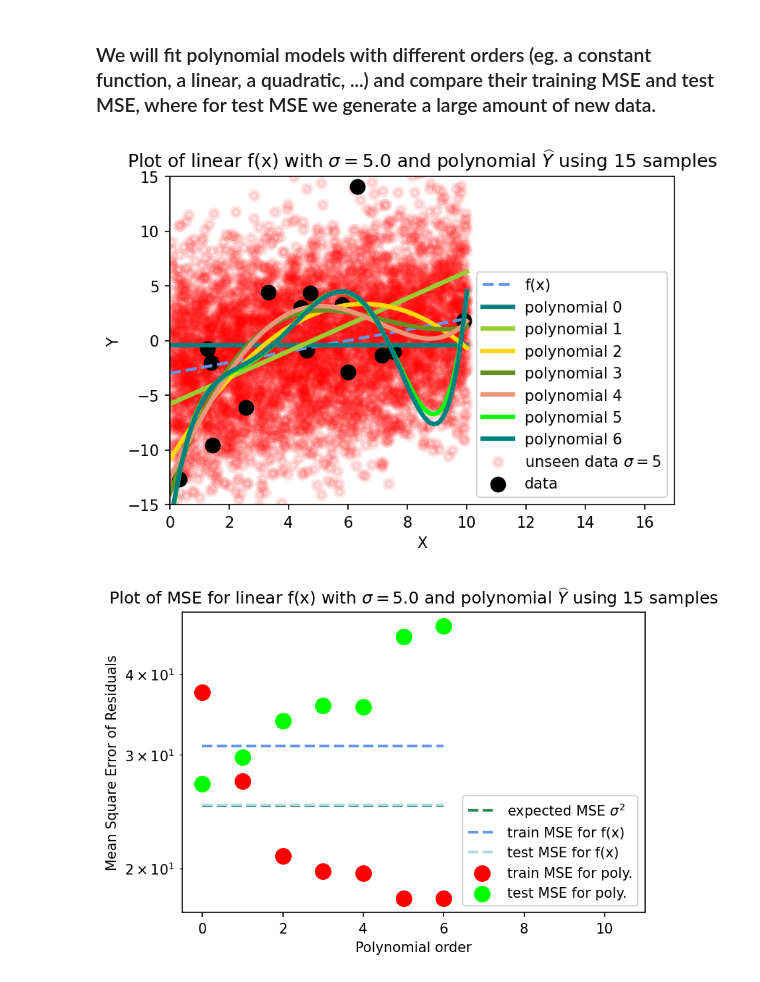
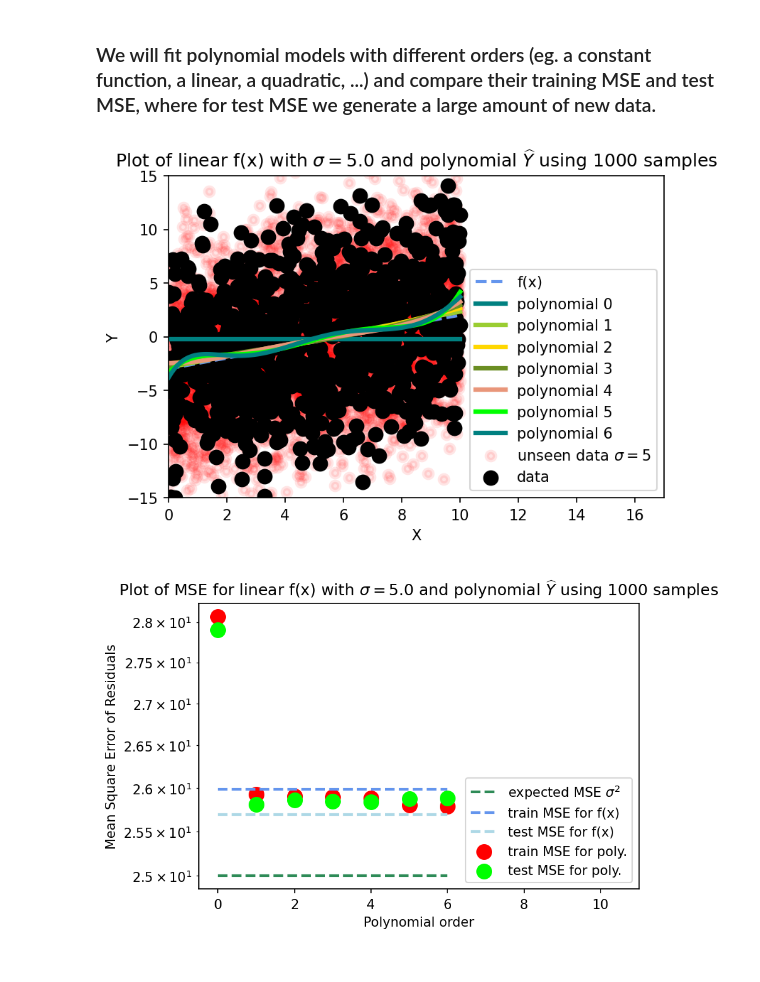
Before and after one commit to Haaduken/coms474, a Jupyter notebook: hw3/HW3-polynomial_regression.ipynb, the cells around one changed output. Saved outputs shown, nothing was run; the diff lists cells and outputs as text; code cells hidden in the pictures.

```diff
--- a/hw3/HW3-polynomial_regression.ipynb
+++ b/hw3/HW3-polynomial_regression.ipynb
@@ -54,8 +54,8 @@ def get_data(n=100,sigma=1,f_type='linear'):
 # %%
 #Specify settings for the data set
 
-f_type = 'linear'   #options: ('linear','quadratic','sinusoidal')
-n_samples =  15     # number of training samples
+f_type = 'linear'  # options: ('linear','quadratic','sinusoidal')
+n_samples =  1000     # number of training samples
 sigma_ = 5          # noise standard deviation
 
 
@@ -111,32 +111,32 @@ plt.xlim(0, 17)
 plt.ylim(-15, 15)
 plt.title(r'Plot of %s f(x) with $\sigma=$%0.1f and polynomial $\widehat{Y}$ using %i samples'%(f_type,sigma_,n_samples))
 plt.legend(loc='lower right')
 plt.show()
 
 #calculate training MSE of the correct model
 mse_true_model = mean_squared_error(Y, f(X,f_type=f_type))
 #calculate training MSE of the correct model on test data
 mse_true_model_test = mean_squared_error(test_Y, f(test_X,f_type=f_type))
 
 #now plot training error
 plt.figure()
 plt.scatter(range(max_degree+1), mse_scores,color='red',linewidth=6,label='train MSE for poly.')
 plt.scatter(range(max_degree+1), mse_scores_test,color='lime',linewidth=6,label='test MSE for poly.')
 
 plt.plot([0,max_degree], [sigma_**2,sigma_**2], '--',color='seagreen', label=r'expected MSE $\sigma^2$',linewidth=2)
 plt.plot([0,max_degree], [mse_true_model,mse_true_model], '--',color='cornflowerblue', label='train MSE for f(x)',linewidth=2)
 plt.plot([0,max_degree], [mse_true_model_test,mse_true_model_test], '--',color='lightblue', label='test MSE for f(x)',linewidth=2)
 
 plt.title('Plot of training error for one data set of %i samples '%(n_samples))
 plt.title(r'Plot of MSE for %s f(x) with $\sigma=$%0.1f and polynomial $\widehat{Y}$ using %i samples'%(f_type,sigma_,n_samples))
 
 plt.xlabel("Polynomial order")
 plt.ylabel("Mean Square Error of Residuals")
 plt.xlim([-.5,max_degree+5])
 #plt.ylim(0,50)
 plt.yscale('log')
 plt.legend(loc='lower right')
 plt.show()
 # %% [output]
-[figure, old version]
+[figure, new version]
-[figure, old version]
+[figure, new version]
```
Also changed, not shown: 2 other files.
